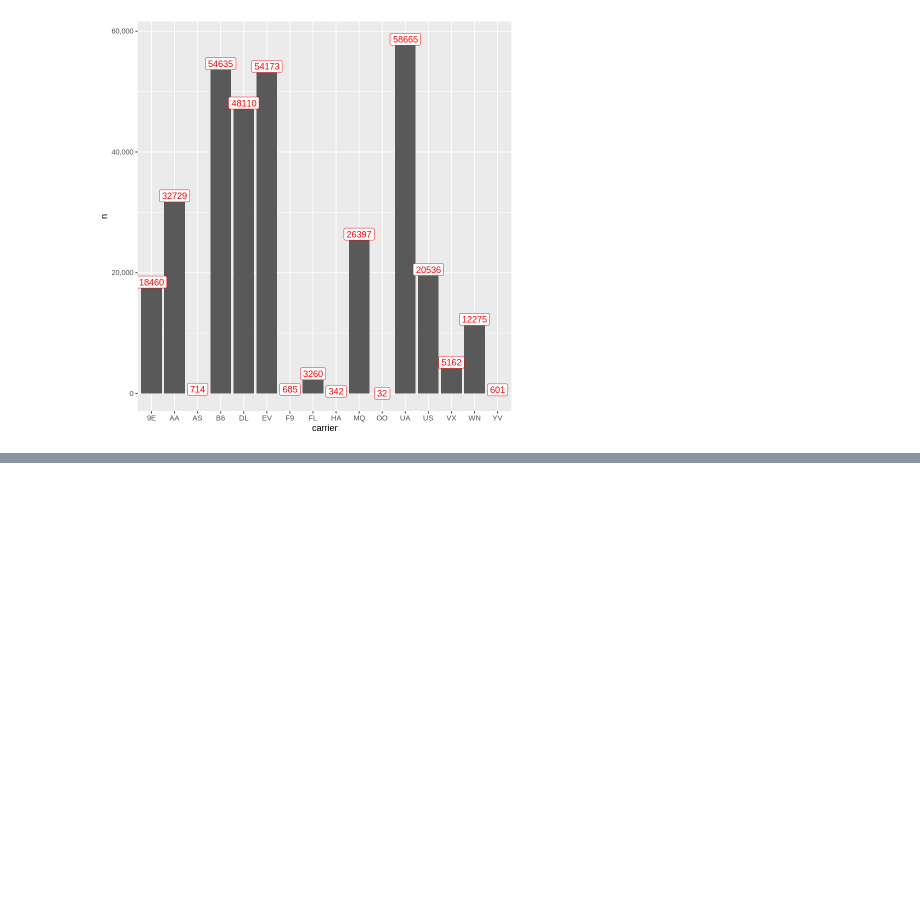
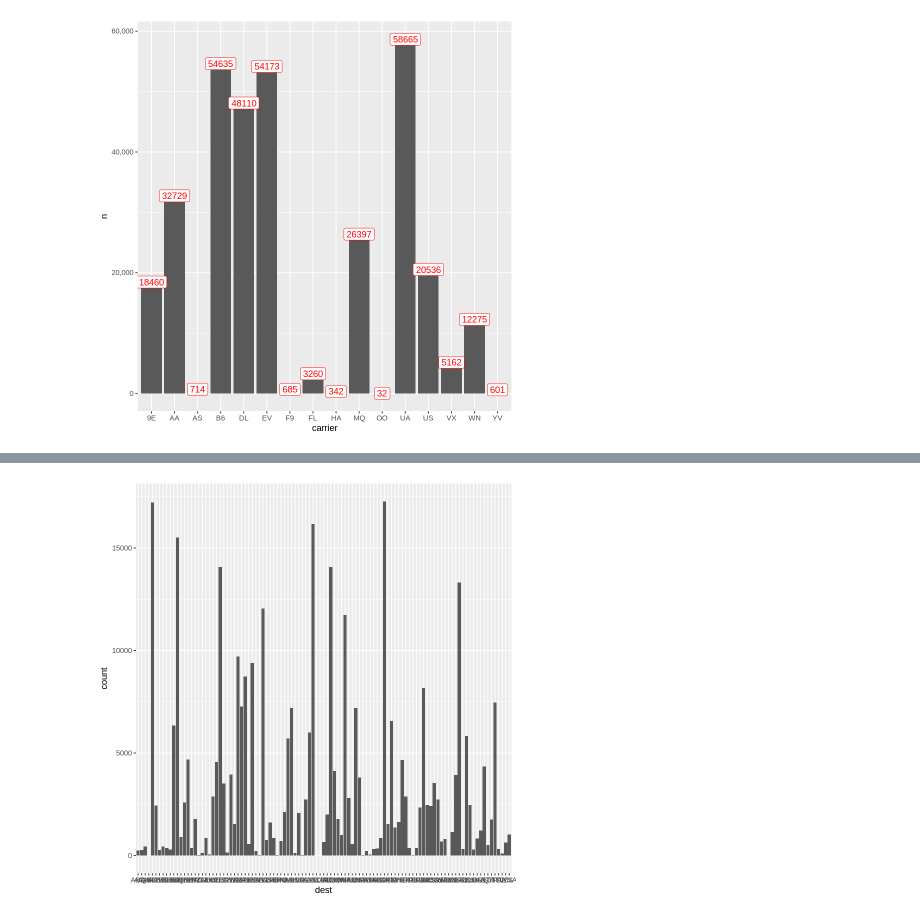
Before and after one commit to majorquev/DBDC_202406_Programacion_en_R_para_ciencia_de_datos, a Jupyter notebook: Clases/C5/00_Ejemplos_adicionales_ggplot2.ipynb, the cells around one changed output, grey strips where cells are left out. Drawn from its saved outputs; the diff is of its cells as text; code cells hidden in the pictures; blank space fills up the shorter version.

```diff
--- a/Clases/C5/00_Ejemplos_adicionales_ggplot2.ipynb
+++ b/Clases/C5/00_Ejemplos_adicionales_ggplot2.ipynb
@@ -153,0 +203,7 @@ vuelos_carrier %>%
+# %%
+flights %>%
+  ggplot() +
+  aes(x = dest) +
+  geom_bar()
+# %% [output]
+[figure, added]
```
Also changed, not shown: parts of 12 cells of this notebook.
